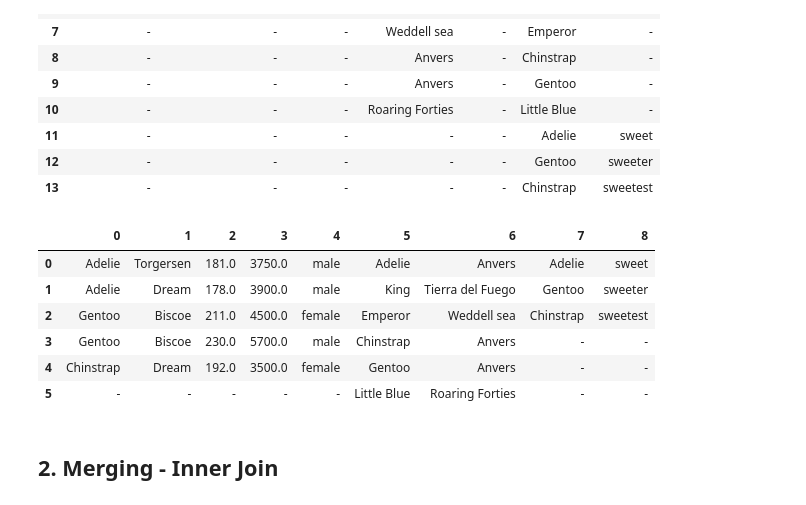
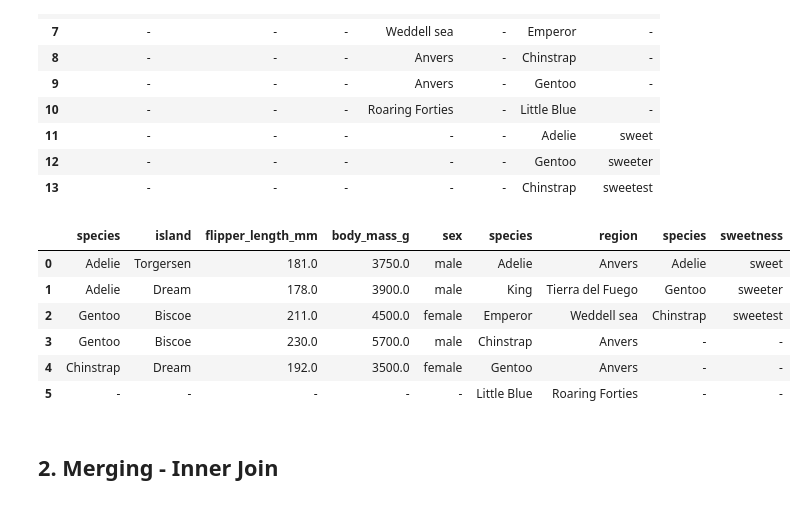
Before and after one commit to bbear2024/exercise, a Jupyter notebook: da-module-pandas/08_merging/lecture/merging_dataframes_student_empty.ipynb, the cells around one changed output. Saved outputs shown, nothing was run; the diff lists cells and outputs as text; code cells hidden in the pictures.

```diff
--- a/da-module-pandas/08_merging/lecture/merging_dataframes_student_empty.ipynb
+++ b/da-module-pandas/08_merging/lecture/merging_dataframes_student_empty.ipynb
@@ -179,9 +179,9 @@ pd.concat([df1,df2,df3], axis=0, ignore_index=True, sort=True).fillna('-')
 | 12 | - | - | - | - | - | Gentoo | sweeter |
 | 13 | - | - | - | - | - | Chinstrap | sweetest |
 # %%
-pd.concat([df1,df2,df3], axis=1, ignore_index=True, sort=True).fillna('-')
+pd.concat([df1,df2,df3], axis=1, sort=True).fillna('-')
 # %% [output]
-|  | 0 | 1 | 2 | 3 | 4 | 5 | 6 | 7 | 8 |
+|  | species | island | flipper_length_mm | body_mass_g | sex | species | region | species | sweetness |
 | 0 | Adelie | Torgersen | 181.0 | 3750.0 | male | Adelie | Anvers | Adelie | sweet |
 | 1 | Adelie | Dream | 178.0 | 3900.0 | male | King | Tierra del Fuego | Gentoo | sweeter |
 | 2 | Gentoo | Biscoe | 211.0 | 4500.0 | female | Emperor | Weddell sea | Chinstrap | sweetest |
```
Also changed, not shown: 11 other files.
